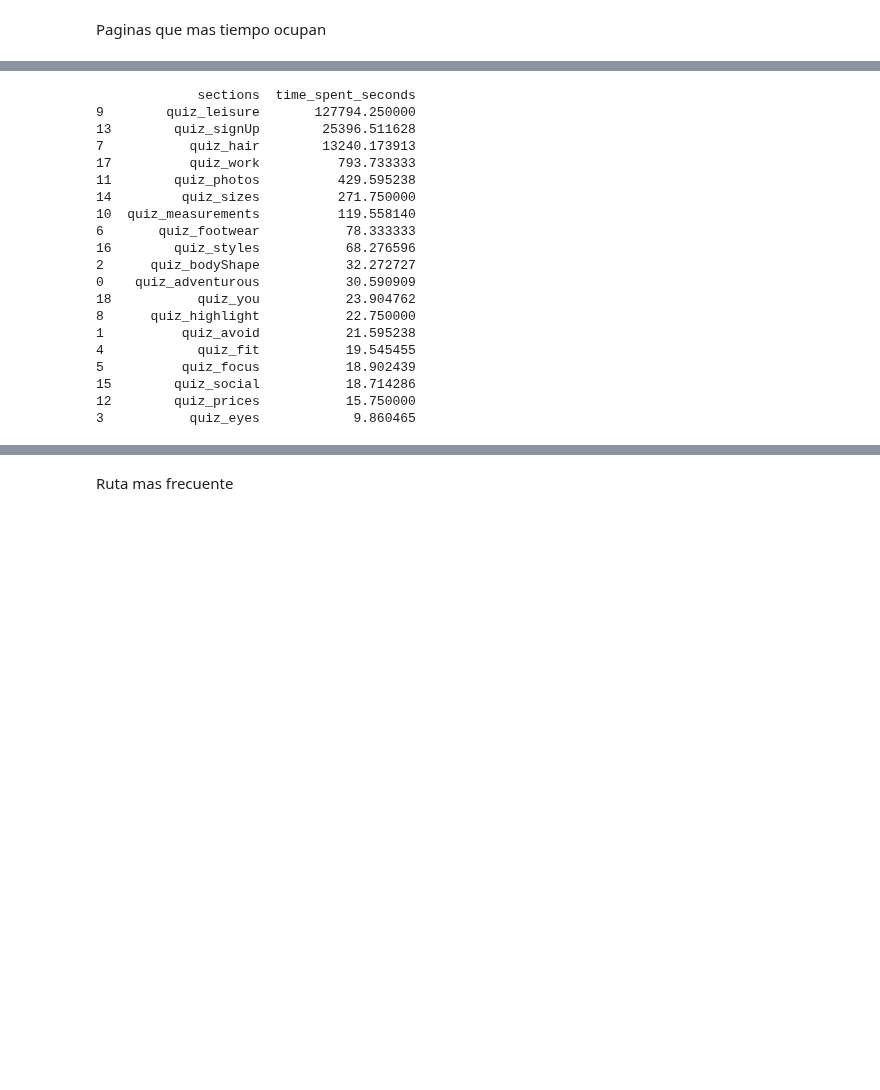
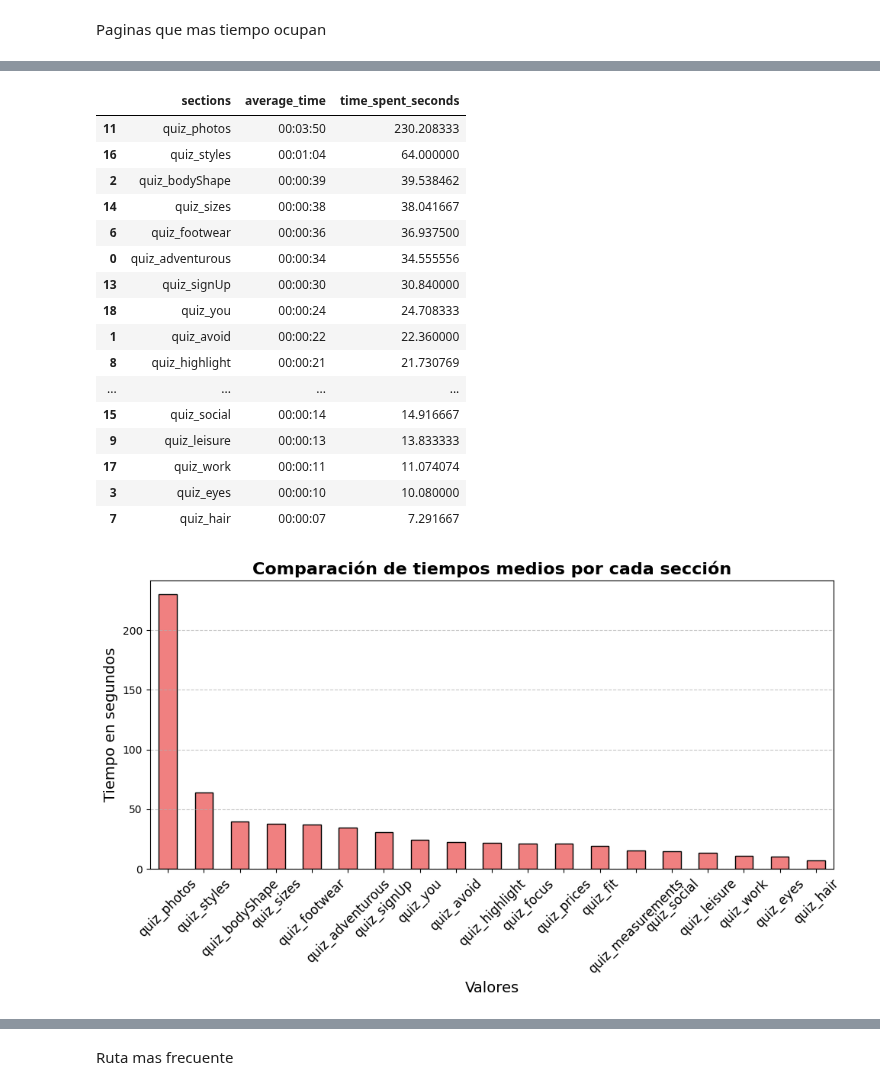
Before and after one commit to xaabizulu/24_25_3_R10_Verde_Oscuro, a Jupyter notebook: 4_WEB_UX.ipynb, the cells around one changed output, grey strips where cells are left out. Drawn from its saved outputs; the diff is of its cells as text; code cells hidden in the pictures; blank space fills up the shorter version.

```diff
--- a/4_WEB_UX.ipynb
+++ b/4_WEB_UX.ipynb
@@ -229,10 +254,12 @@ Paginas que mas tiempo ocupan
 # %%
 import pandas as pd
 
-# Suponiendo que `movement_df` tiene las columnas 'user_id', 'sections', y 'time_spent'
+# se filtra para obtener los users que no tienen tiempos mayores a 15 minutos y mas de una pagina vista
+menores_15 = movement_df[movement_df['mayores_15'] < 1]
+menores_15 = menores_15[menores_15['sections'].apply(lambda x: len(x) > 1)]
 
 # Expandir las listas de 'sections' y 'time_spent' en filas individuales
-expanded_df = movement_df.explode(['sections', 'time_spent'])
+expanded_df = menores_15.explode(['sections', 'time_spent'])
 
 # Convertir la columna 'time_spent' a segundos
 def time_to_seconds(time_str):
@@ -258,25 +285,47 @@ def seconds_to_time(seconds):
 average_time_per_page['average_time'] = average_time_per_page['time_spent_seconds'].apply(seconds_to_time)
 
 # Mostrar la tabla final
-print(average_time_per_page[['sections', 'average_time']])
+average_time_per_page[['sections', 'average_time', 'time_spent_seconds']]
 # %% [output]
-             sections  time_spent_seconds
-9        quiz_leisure       127794.250000
-13        quiz_signUp        25396.511628
-7           quiz_hair        13240.173913
-17          quiz_work          793.733333
-11        quiz_photos          429.595238
-14         quiz_sizes          271.750000
-10  quiz_measurements          119.558140
-6       quiz_footwear           78.333333
-16        quiz_styles           68.276596
-2      quiz_bodyShape           32.272727
-0    quiz_adventurous           30.590909
-18           quiz_you           23.904762
-8      quiz_highlight           22.750000
-1          quiz_avoid           21.595238
-4            quiz_fit           19.545455
-5          quiz_focus           18.902439
-15        quiz_social           18.714286
-12        quiz_prices           15.750000
-3           quiz_eyes            9.860465
+|  | sections | average_time | time_spent_seconds |
+| 11 | quiz_photos | 00:03:50 | 230.208333 |
+| 16 | quiz_styles | 00:01:04 | 64.000000 |
+| 2 | quiz_bodyShape | 00:00:39 | 39.538462 |
+| 14 | quiz_sizes | 00:00:38 | 38.041667 |
+| 6 | quiz_footwear | 00:00:36 | 36.937500 |
+| 0 | quiz_adventurous | 00:00:34 | 34.555556 |
+| 13 | quiz_signUp | 00:00:30 | 30.840000 |
+| 18 | quiz_you | 00:00:24 | 24.708333 |
+| 1 | quiz_avoid | 00:00:22 | 22.360000 |
+| 8 | quiz_highlight | 00:00:21 | 21.730769 |
+| ... | ... | ... | ... |
+| 15 | quiz_social | 00:00:14 | 14.916667 |
+| 9 | quiz_leisure | 00:00:13 | 13.833333 |
+| 17 | quiz_work | 00:00:11 | 11.074074 |
+| 3 | quiz_eyes | 00:00:10 | 10.080000 |
+| 7 | quiz_hair | 00:00:07 | 7.291667 |
+# %%
+import matplotlib.pyplot as plt
+
+# Suponiendo que tu DataFrame se llama average_time_per_page
+df_grouped = average_time_per_page.groupby('sections')['time_spent_seconds'].sum()
+
+# Ordenar los valores de mayor a menor
+df_grouped = df_grouped.sort_values(ascending=False)
+
+# Crear el gráfico
+plt.figure(figsize=(10, 6))
+df_grouped.plot(kind='bar', color='lightcoral', edgecolor='black')
+
+# Personalizar el gráfico
+plt.title('Comparación de tiempos medios por cada sección', fontsize=16, weight = 'bold')
+plt.xlabel('Valores', fontsize=14)
+plt.ylabel('Tiempo en segundos', fontsize=14)
+plt.xticks(rotation=45, fontsize=12)
+plt.grid(axis='y', linestyle='--', alpha=0.7)
+
+# Mostrar
+plt.tight_layout()
+plt.show()
+# %% [output]
+[figure, added]
```
Also changed, not shown: parts of 9 cells of this notebook.
